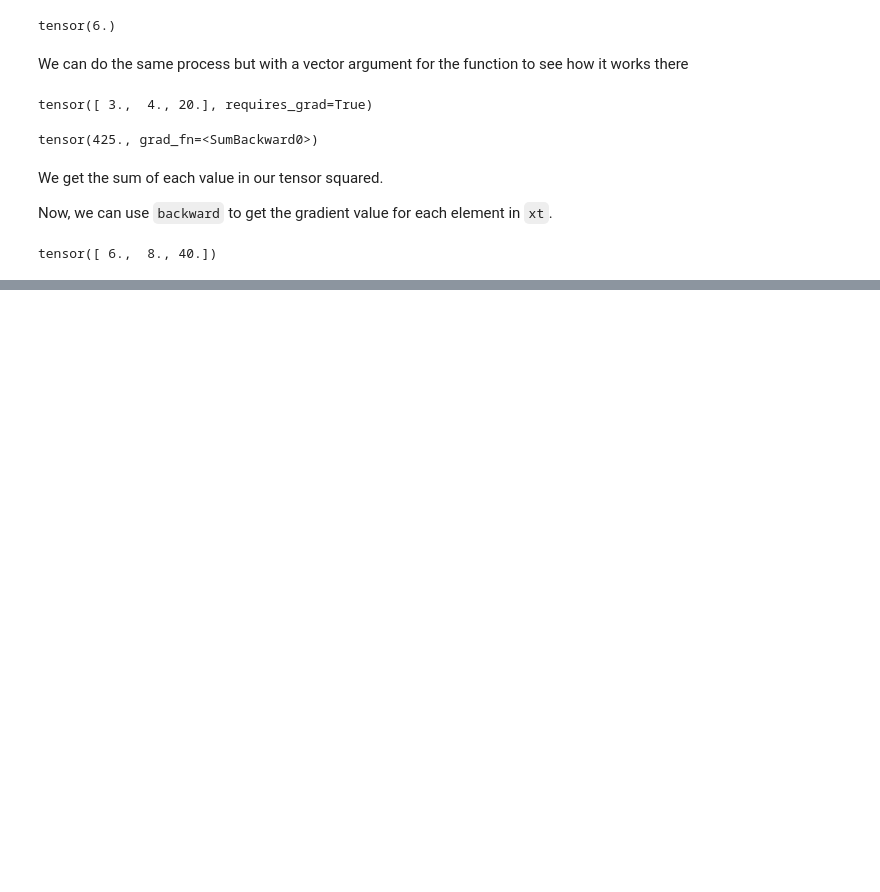
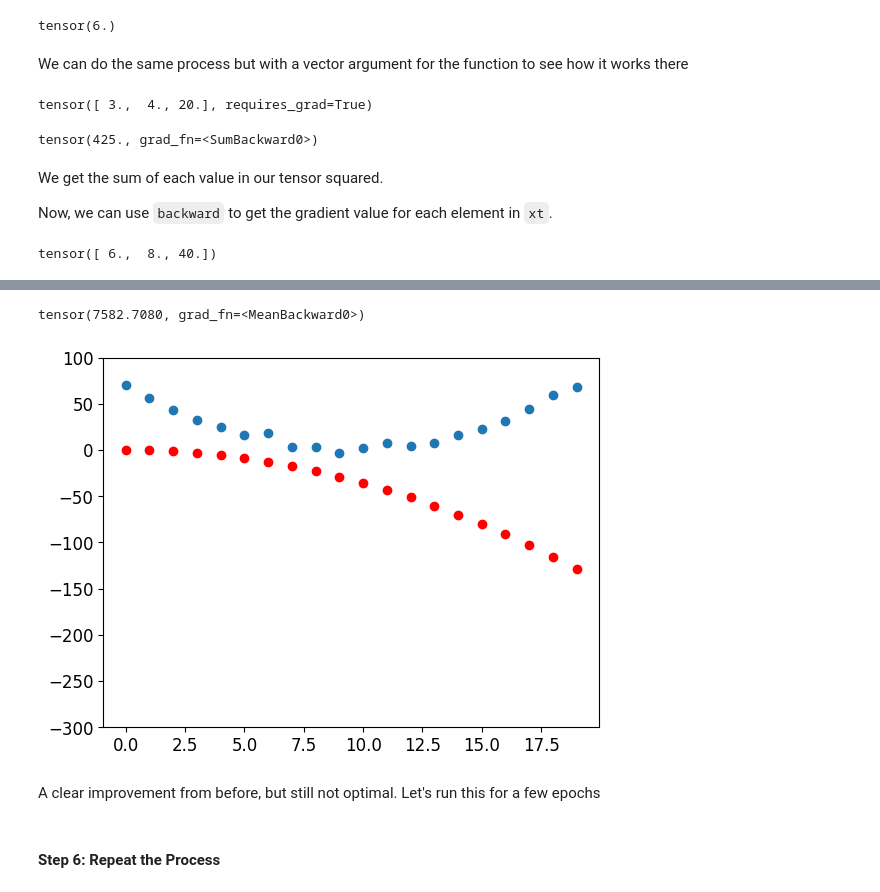
Before and after one commit to abhayratti/fastai-notes, a Jupyter notebook: lesson-3-neural-net-foundations/Chapter4Notes.ipynb, the cells around one changed output, grey strips where cells are left out. Drawn from its saved outputs; the diff is of its cells as text; code cells hidden in the pictures; blank space fills up the shorter version.

```diff
--- a/lesson-3-neural-net-foundations/Chapter4Notes.ipynb
+++ b/lesson-3-neural-net-foundations/Chapter4Notes.ipynb
@@ -450,0 +563,13 @@ tensor([ 6.,  8., 40.])
+# %%
+preds = f(time, params)
+loss = mse(preds, speed)
+
+loss
+# %% [output]
+tensor(7582.7080, grad_fn=<MeanBackward0>)
+# %%
+show_preds(preds)
+# %% [output]
+[figure, added]
+# %% [markdown]
+A clear improvement from before, but still not optimal. Let's run this for a few epochs
@@ -450,0 +585,2 @@ tensor([ 6.,  8., 40.])
+# %% [markdown]
+#### Step 6: Repeat the Process
```
Also changed, not shown: parts of 26 cells of this notebook, 2 other files.
